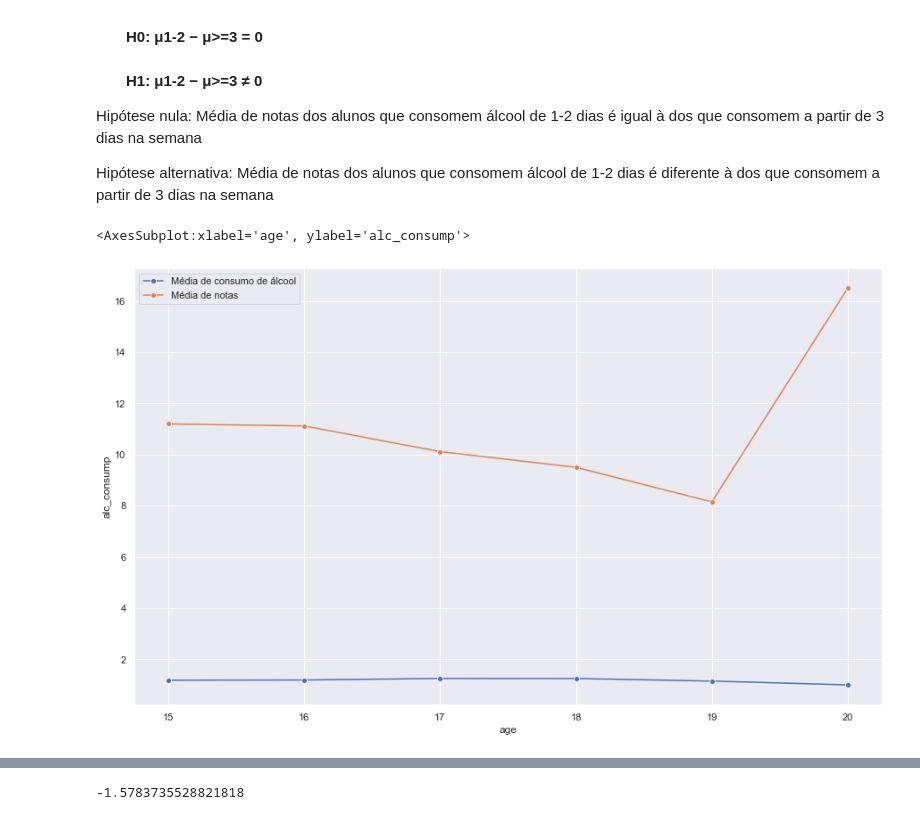
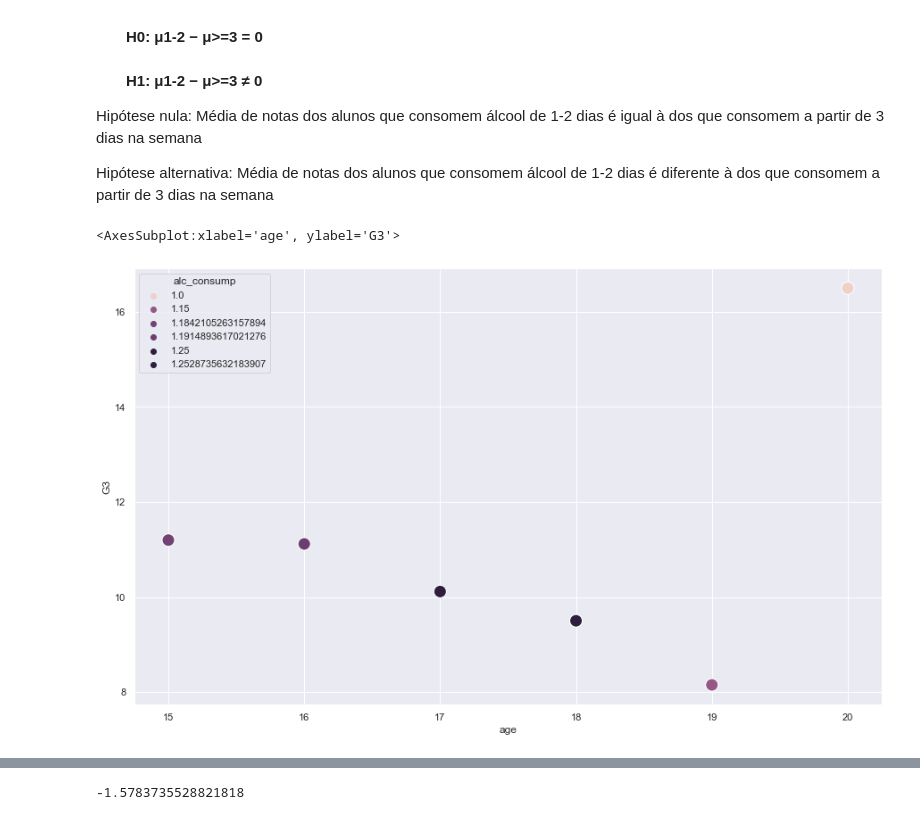
Before and after one commit to ferprr/data-science-project, a Jupyter notebook: notebooks/hypothesis_tests_and_IC.ipynb, the cells around one changed output, grey strips where cells are left out. Drawn from its saved outputs; the diff is of its cells as text; code cells hidden in the pictures.

```diff
--- a/notebooks/hypothesis_tests_and_IC.ipynb
+++ b/notebooks/hypothesis_tests_and_IC.ipynb
@@ -62,18 +61,15 @@ Hipótese alternativa: Média de notas dos alunos que consomem álcool de 1-2 di
 # %%
 df1 = alcohol_consumption[alcohol_consumption['Dalc'] < 3]
 df1
 
 df_1_2 = (df1.groupby('age')
               .agg({'G3': 'mean', 'Dalc': 'mean'})
               .reset_index()
               .rename(columns={'Dalc':'alc_consump'}))
 
 df_1_2
 
-sns.lineplot(x='age', y='alc_consump', marker='o',
-                         data=df_1_2, label='Média de consumo de álcool', sort=False)
-sns.lineplot(x='age', y='G3', marker='o',
-                         data=df_1_2, label='Média de notas', sort=False)
+sns.scatterplot(x='age', y='G3', hue = "alc_consump" , s = 200, data=df_1_2)
 # %% [output]
-<AxesSubplot:xlabel='age', ylabel='alc_consump'>
+<AxesSubplot:xlabel='age', ylabel='G3'>
-[figure, old version]
+[figure, new version]
```
Also changed, not shown: parts of 30 cells of this notebook, 1 other file.
